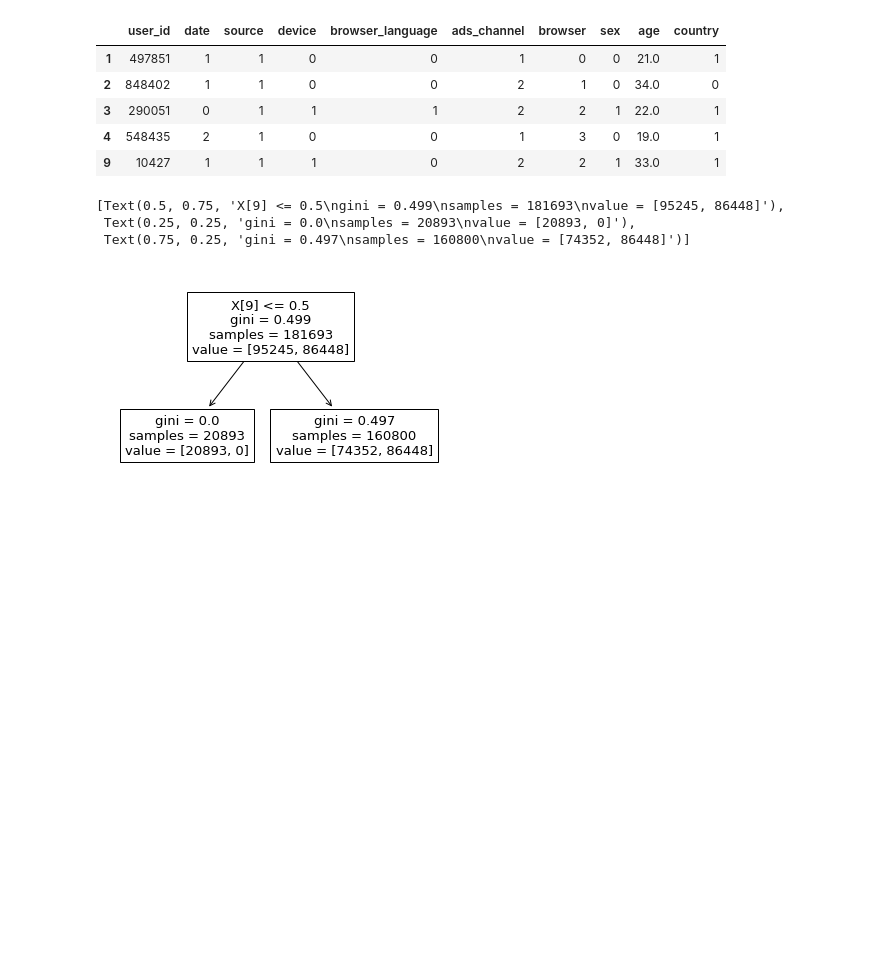
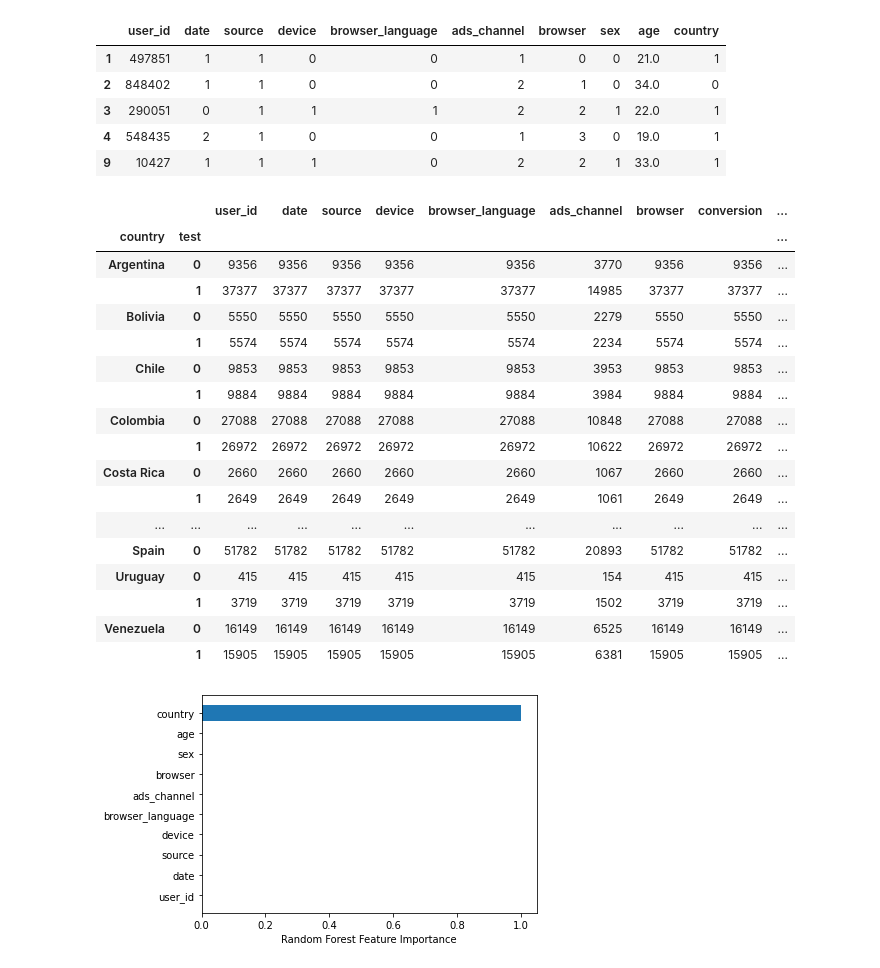
Before and after one commit to menghe2727/data_science, a Jupyter notebook: spanish_ab_test/spanish_ab_test.ipynb, the cells around one changed output. Saved outputs shown, nothing was run; the diff lists cells and outputs as text; code cells hidden in the pictures; blank space fills up the shorter version.

```diff
--- a/spanish_ab_test/spanish_ab_test.ipynb
+++ b/spanish_ab_test/spanish_ab_test.ipynb
@@ -374,13 +374,37 @@ tree_data_variable.head()
 | 3 | 290051 | 0 | 1 | 1 | 1 | 2 | 2 | 1 | 22.0 | 1 |
 | 4 | 548435 | 2 | 1 | 0 | 0 | 1 | 3 | 0 | 19.0 | 1 |
 | 9 | 10427 | 1 | 1 | 1 | 0 | 2 | 2 | 1 | 33.0 | 1 |
-# %%
-from sklearn import tree
-clf = tree.DecisionTreeClassifier(max_depth = 1)
-clf = clf.fit(tree_data_variable, tree_data_test)
-tree.plot_tree(clf)
-# %% [output]
-[Text(0.5, 0.75, 'X[9] <= 0.5\ngini = 0.499\nsamples = 181693\nvalue = [95245, 86448]'),
- Text(0.25, 0.25, 'gini = 0.0\nsamples = 20893\nvalue = [20893, 0]'),
- Text(0.75, 0.25, 'gini = 0.497\nsamples = 160800\nvalue = [74352, 86448]')]
-[figure, removed]
+# %%
+from sklearn import tree
+import matplotlib.pyplot as plt
+clf = tree.DecisionTreeClassifier(max_depth = 1)
+clf = clf.fit(tree_data_variable, tree_data_test)
+plt.barh(tree_data_variable.columns, clf.feature_importances_)
+plt.xlabel("Random Forest Feature Importance")
+
+# we can find the feature importance from the Random Forest model, the country have more importance for the model.
+# look at the country
+
+all_table.groupby(['country', 'test']).count()
+
+#Argentina and Uruguay have more user in test1, we can drop the data of these two country and do a t-test again.
+# %% [output]
+|  |  | user_id | date | source | device | browser_language | ads_channel | browser | conversion | ... |
+| country | test |  |  |  |  |  |  |  |  | ... |
+| Argentina | 0 | 9356 | 9356 | 9356 | 9356 | 9356 | 3770 | 9356 | 9356 | ... |
+|  | 1 | 37377 | 37377 | 37377 | 37377 | 37377 | 14985 | 37377 | 37377 | ... |
+| Bolivia | 0 | 5550 | 5550 | 5550 | 5550 | 5550 | 2279 | 5550 | 5550 | ... |
+|  | 1 | 5574 | 5574 | 5574 | 5574 | 5574 | 2234 | 5574 | 5574 | ... |
+| Chile | 0 | 9853 | 9853 | 9853 | 9853 | 9853 | 3953 | 9853 | 9853 | ... |
+|  | 1 | 9884 | 9884 | 9884 | 9884 | 9884 | 3984 | 9884 | 9884 | ... |
+| Colombia | 0 | 27088 | 27088 | 27088 | 27088 | 27088 | 10848 | 27088 | 27088 | ... |
+|  | 1 | 26972 | 26972 | 26972 | 26972 | 26972 | 10622 | 26972 | 26972 | ... |
+| Costa Rica | 0 | 2660 | 2660 | 2660 | 2660 | 2660 | 1067 | 2660 | 2660 | ... |
+|  | 1 | 2649 | 2649 | 2649 | 2649 | 2649 | 1061 | 2649 | 2649 | ... |
+| ... | ... | ... | ... | ... | ... | ... | ... | ... | ... | ... |
+| Spain | 0 | 51782 | 51782 | 51782 | 51782 | 51782 | 20893 | 51782 | 51782 | ... |
+| Uruguay | 0 | 415 | 415 | 415 | 415 | 415 | 154 | 415 | 415 | ... |
+|  | 1 | 3719 | 3719 | 3719 | 3719 | 3719 | 1502 | 3719 | 3719 | ... |
+| Venezuela | 0 | 16149 | 16149 | 16149 | 16149 | 16149 | 6525 | 16149 | 16149 | ... |
+|  | 1 | 15905 | 15905 | 15905 | 15905 | 15905 | 6381 | 15905 | 15905 | ... |
+[figure, added]
```
Also changed, not shown: parts of 4 cells of this notebook.
